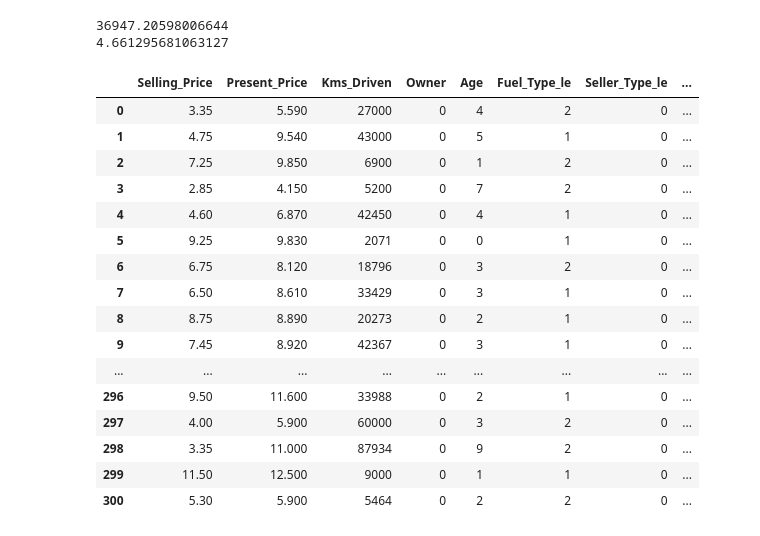
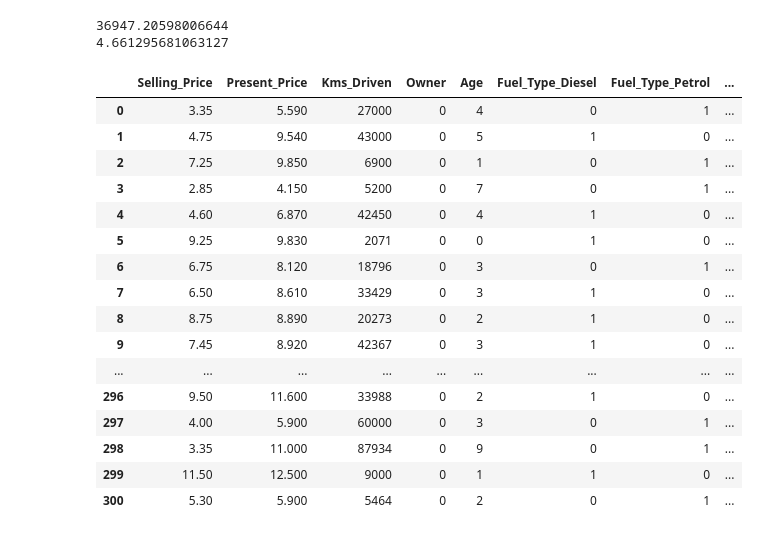
Before and after one commit to Mohammadhoseinajorloo/CarData, a Jupyter notebook: CarData.ipynb, the cells around one changed output. Drawn from its saved outputs; the diff is of its cells as text; code cells hidden in the pictures.

```diff
--- a/CarData.ipynb
+++ b/CarData.ipynb
@@ -1,7 +1,6 @@
 # %%
 import numpy as np
 import pandas as pd
-pd.set_option('display.max_rows', 301)
 import matplotlib.pyplot as plt
 import seaborn as sns
 sns.set_theme(style="white")
@@ -329,40 +328,25 @@ print(meany)
 [figure]
 36947.20598006644
 4.661295681063127
-# %%
-LE = LabelEncoder()
-
-df_label = LE.fit_transform(df['Fuel_Type'])
-df_label1 = LE.fit_transform(df['Seller_Type'])
-df_label2 = LE.fit_transform(df['Transmission'])
-
-df_label = pd.DataFrame(df_label, columns=['Fuel_Type_le'])
-df_label1 = pd.DataFrame(df_label1, columns=['Seller_Type_le'])
-df_label2 = pd.DataFrame(df_label2, columns=['Transmission_le'])
-
-df_labelencoding = pd.concat([df, df_label, df_label1, df_label2], axis=1)
-df_processing = df_labelencoding.drop(columns=['Fuel_Type', 'Seller_Type', 'Transmission', 'Year'])
-df_processing
-# %% [output]
-|  | Selling_Price | Present_Price | Kms_Driven | Owner | Age | Fuel_Type_le | Seller_Type_le | ... |
-| 0 | 3.35 | 5.590 | 27000 | 0 | 4 | 2 | 0 | ... |
-| 1 | 4.75 | 9.540 | 43000 | 0 | 5 | 1 | 0 | ... |
-| 2 | 7.25 | 9.850 | 6900 | 0 | 1 | 2 | 0 | ... |
-| 3 | 2.85 | 4.150 | 5200 | 0 | 7 | 2 | 0 | ... |
-| 4 | 4.60 | 6.870 | 42450 | 0 | 4 | 1 | 0 | ... |
-| 5 | 9.25 | 9.830 | 2071 | 0 | 0 | 1 | 0 | ... |
-| 6 | 6.75 | 8.120 | 18796 | 0 | 3 | 2 | 0 | ... |
-| 7 | 6.50 | 8.610 | 33429 | 0 | 3 | 1 | 0 | ... |
-| 8 | 8.75 | 8.890 | 20273 | 0 | 2 | 1 | 0 | ... |
-| 9 | 7.45 | 8.920 | 42367 | 0 | 3 | 1 | 0 | ... |
-| ... | ... | ... | ... | ... | ... | ... | ... | ... |
-| 296 | 9.50 | 11.600 | 33988 | 0 | 2 | 1 | 0 | ... |
-| 297 | 4.00 | 5.900 | 60000 | 0 | 3 | 2 | 0 | ... |
-| 298 | 3.35 | 11.000 | 87934 | 0 | 9 | 2 | 0 | ... |
-| 299 | 11.50 | 12.500 | 9000 | 0 | 1 | 1 | 0 | ... |
-| 300 | 5.30 | 5.900 | 5464 | 0 | 2 | 2 | 0 | ... |
 # %%
 df_oneHotencoding = pd.get_dummies(df, columns=['Fuel_Type', 'Seller_Type', 'Transmission'], drop_first=True)
 df_oneHotencoding = df_oneHotencoding.drop(columns=['Year'])
-Present_Price2 = df_oneHotencoding.iloc[:,1]**2
-df_oneHotencoding = df_processing.insert(3, "Present_Price2", Present_Price2)
+df_oneHotencoding
+# %% [output]
+|  | Selling_Price | Present_Price | Kms_Driven | Owner | Age | Fuel_Type_Diesel | Fuel_Type_Petrol | ... |
+| 0 | 3.35 | 5.590 | 27000 | 0 | 4 | 0 | 1 | ... |
+| 1 | 4.75 | 9.540 | 43000 | 0 | 5 | 1 | 0 | ... |
+| 2 | 7.25 | 9.850 | 6900 | 0 | 1 | 0 | 1 | ... |
+| 3 | 2.85 | 4.150 | 5200 | 0 | 7 | 0 | 1 | ... |
+| 4 | 4.60 | 6.870 | 42450 | 0 | 4 | 1 | 0 | ... |
+| 5 | 9.25 | 9.830 | 2071 | 0 | 0 | 1 | 0 | ... |
+| 6 | 6.75 | 8.120 | 18796 | 0 | 3 | 0 | 1 | ... |
+| 7 | 6.50 | 8.610 | 33429 | 0 | 3 | 1 | 0 | ... |
+| 8 | 8.75 | 8.890 | 20273 | 0 | 2 | 1 | 0 | ... |
+| 9 | 7.45 | 8.920 | 42367 | 0 | 3 | 1 | 0 | ... |
+| ... | ... | ... | ... | ... | ... | ... | ... | ... |
+| 296 | 9.50 | 11.600 | 33988 | 0 | 2 | 1 | 0 | ... |
+| 297 | 4.00 | 5.900 | 60000 | 0 | 3 | 0 | 1 | ... |
+| 298 | 3.35 | 11.000 | 87934 | 0 | 9 | 0 | 1 | ... |
+| 299 | 11.50 | 12.500 | 9000 | 0 | 1 | 1 | 0 | ... |
+| 300 | 5.30 | 5.900 | 5464 | 0 | 2 | 0 | 1 | ... |
```
Also changed, not shown: parts of 31 cells of this notebook.
